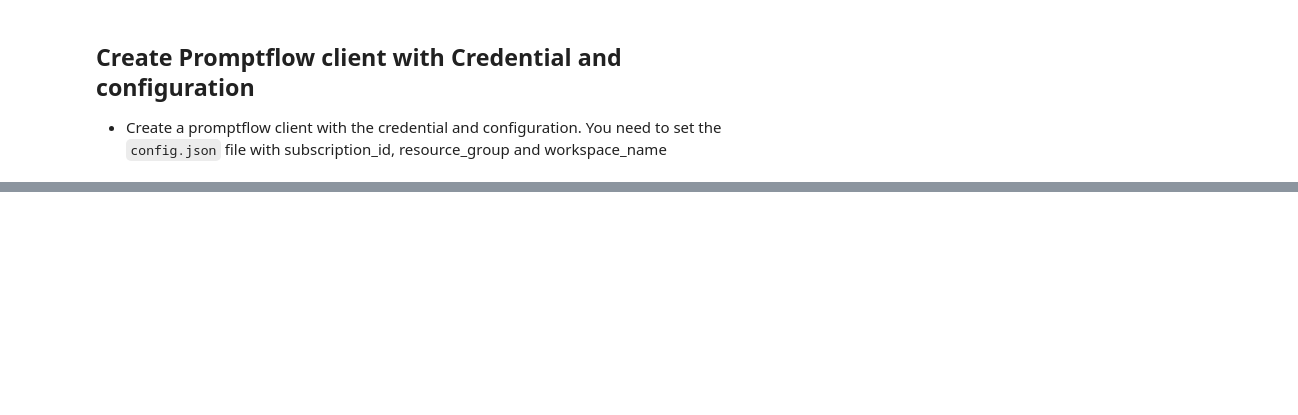
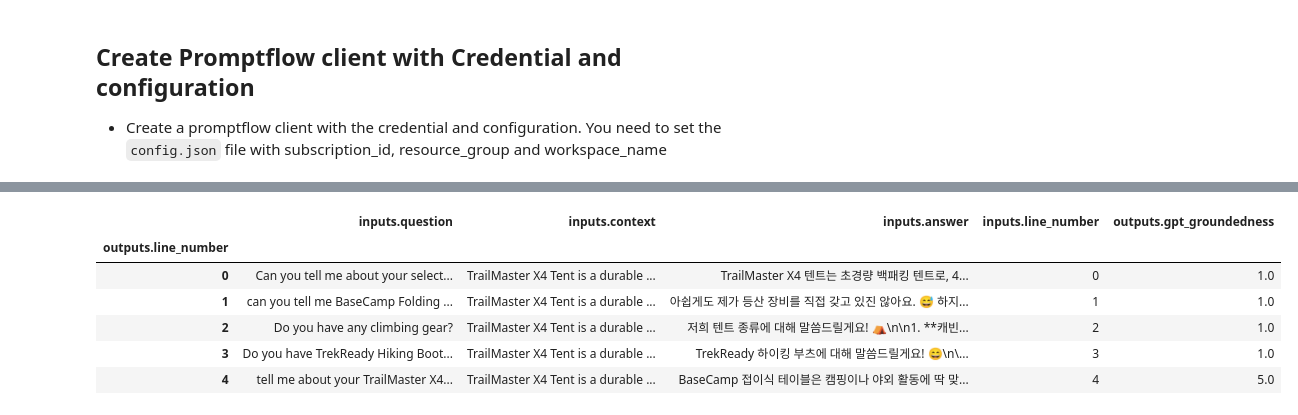
Before and after one commit to Azure/slm-innovator-lab, a Jupyter notebook: 3_llmops-aistudio/3_3_optimizing/promptflow_with_evaluation_code.ipynb, the cells around one changed output, grey strips where cells are left out. Saved outputs shown, nothing was run; the diff lists cells and outputs as text; code cells hidden in the pictures; blank space fills up the shorter version.

Commit message:
add evaluation hands-on

```diff
--- a/3_llmops-aistudio/3_3_optimizing/promptflow_with_evaluation_code.ipynb
+++ b/3_llmops-aistudio/3_3_optimizing/promptflow_with_evaluation_code.ipynb
@@ -279,0 +161,31 @@ NameError: name 'run_result_with_context' is not defined
+# %%
+import datetime
+
+eval_groundedness_flow_path = "./evaluation/"
+data_path = "./data/qna_outdoor.jsonl"
+
+with open('../3_2_prototyping/data/context_simple.json', 'r') as file:
+    context = json.load(file)
+
+column_mapping={
+        "question": "${data.question}",
+        "context": context.get("context")    ,
+        "answer": "${run.outputs.gpt4o_answer}",
+    }
+eval_name = "eval_groundedness"
+now = datetime.datetime.now()
+timestamp = now.strftime("%m_%d_%H%M")
+eval_name = str(eval_name + "_" + timestamp)
+
+eval_groundedness_result = pf_azure_client.run(
+    flow=eval_groundedness_flow_path,
+    data=data_path,
+    run=base_run,  # use run as the variant
+    column_mapping=column_mapping,
+    display_name=eval_name,
+    name=eval_name,
+)
+
+
+
+# pf_azure_client.stream(eval_groundedness_result)
@@ -282,4 +207,12 @@ monitor_status(pf_azure_client, eval_groundedness_result)
 # %%
-print(eval_groundedness_result)
-detail = pf.get_details(eval_groundedness_result)
+detail = pf_azure_client.get_details(eval_groundedness_result)
+
 detail
+# %% [output]
+|  | inputs.question | inputs.context | inputs.answer | inputs.line_number | outputs.gpt_groundedness |
+| outputs.line_number |  |  |  |  |  |
+| 0 | Can you tell me about your select... | TrailMaster X4 Tent is a durable ... | TrailMaster X4 텐트는 초경량 백패킹 텐트로, 4... | 0 | 1.0 |
+| 1 | can you tell me BaseCamp Folding ... | TrailMaster X4 Tent is a durable ... | 아쉽게도 제가 등산 장비를 직접 갖고 있진 않아요. 😅 하지... | 1 | 1.0 |
+| 2 | Do you have any climbing gear? | TrailMaster X4 Tent is a durable ... | 저희 텐트 종류에 대해 말씀드릴게요! ⛺\n\n1. **캐빈... | 2 | 1.0 |
+| 3 | Do you have TrekReady Hiking Boot... | TrailMaster X4 Tent is a durable ... | TrekReady 하이킹 부츠에 대해 말씀드릴게요! 😄\n\... | 3 | 1.0 |
+| 4 | tell me about your TrailMaster X4... | TrailMaster X4 Tent is a durable ... | BaseCamp 접이식 테이블은 캠핑이나 야외 활동에 딱 맞... | 4 | 5.0 |
```
Also changed, not shown: parts of 20 cells of this notebook, 26 other files.
